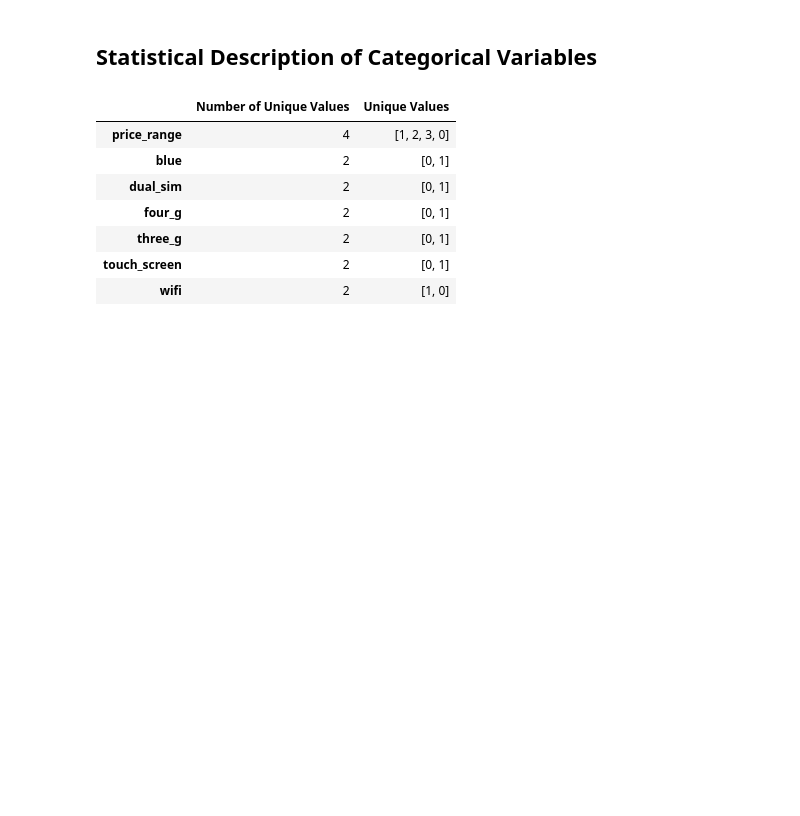
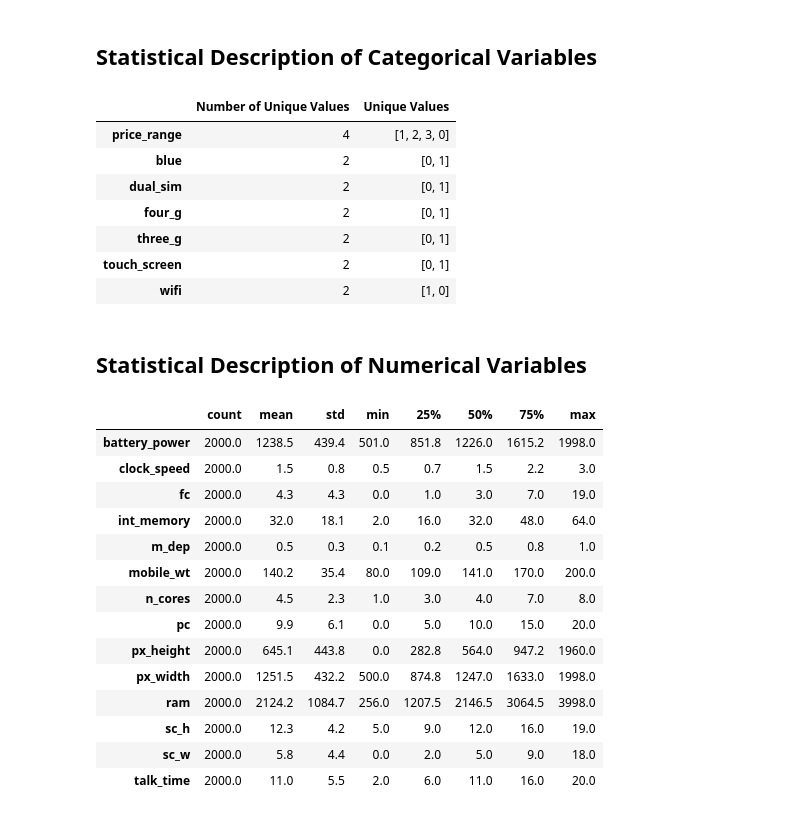
Before and after one commit to Minhajul99/Mobile-Price-Classification, a Jupyter notebook: Mobile_Price_Classification.ipynb, the cells around one changed output. Saved outputs shown, nothing was run; the diff lists cells and outputs as text; code cells hidden in the pictures; blank space fills up the shorter version.

```diff
--- a/Mobile_Price_Classification.ipynb
+++ b/Mobile_Price_Classification.ipynb
@@ -167,3 +171,27 @@ pd.DataFrame({'Number of Unique Values': unique_counts, 'Unique Values': unique_
 | three_g | 2 | [0, 1] |
 | touch_screen | 2 | [0, 1] |
 | wifi | 2 | [1, 0] |
+# %% [markdown]
+## Statistical Description of Numerical Variables
+# %%
+# Filter out numerical features
+df_numerical = df.drop(df_categorical.columns, axis=1)
+
+# Calculate statistical description
+df_numerical.describe().T.round(1)
+# %% [output]
+|  | count | mean | std | min | 25% | 50% | 75% | max |
+| battery_power | 2000.0 | 1238.5 | 439.4 | 501.0 | 851.8 | 1226.0 | 1615.2 | 1998.0 |
+| clock_speed | 2000.0 | 1.5 | 0.8 | 0.5 | 0.7 | 1.5 | 2.2 | 3.0 |
+| fc | 2000.0 | 4.3 | 4.3 | 0.0 | 1.0 | 3.0 | 7.0 | 19.0 |
+| int_memory | 2000.0 | 32.0 | 18.1 | 2.0 | 16.0 | 32.0 | 48.0 | 64.0 |
+| m_dep | 2000.0 | 0.5 | 0.3 | 0.1 | 0.2 | 0.5 | 0.8 | 1.0 |
+| mobile_wt | 2000.0 | 140.2 | 35.4 | 80.0 | 109.0 | 141.0 | 170.0 | 200.0 |
+| n_cores | 2000.0 | 4.5 | 2.3 | 1.0 | 3.0 | 4.0 | 7.0 | 8.0 |
+| pc | 2000.0 | 9.9 | 6.1 | 0.0 | 5.0 | 10.0 | 15.0 | 20.0 |
+| px_height | 2000.0 | 645.1 | 443.8 | 0.0 | 282.8 | 564.0 | 947.2 | 1960.0 |
+| px_width | 2000.0 | 1251.5 | 432.2 | 500.0 | 874.8 | 1247.0 | 1633.0 | 1998.0 |
+| ram | 2000.0 | 2124.2 | 1084.7 | 256.0 | 1207.5 | 2146.5 | 3064.5 | 3998.0 |
+| sc_h | 2000.0 | 12.3 | 4.2 | 5.0 | 9.0 | 12.0 | 16.0 | 19.0 |
+| sc_w | 2000.0 | 5.8 | 4.4 | 0.0 | 2.0 | 5.0 | 9.0 | 18.0 |
+| talk_time | 2000.0 | 11.0 | 5.5 | 2.0 | 6.0 | 11.0 | 16.0 | 20.0 |
```
Also changed, not shown: parts of 29 cells of this notebook.
